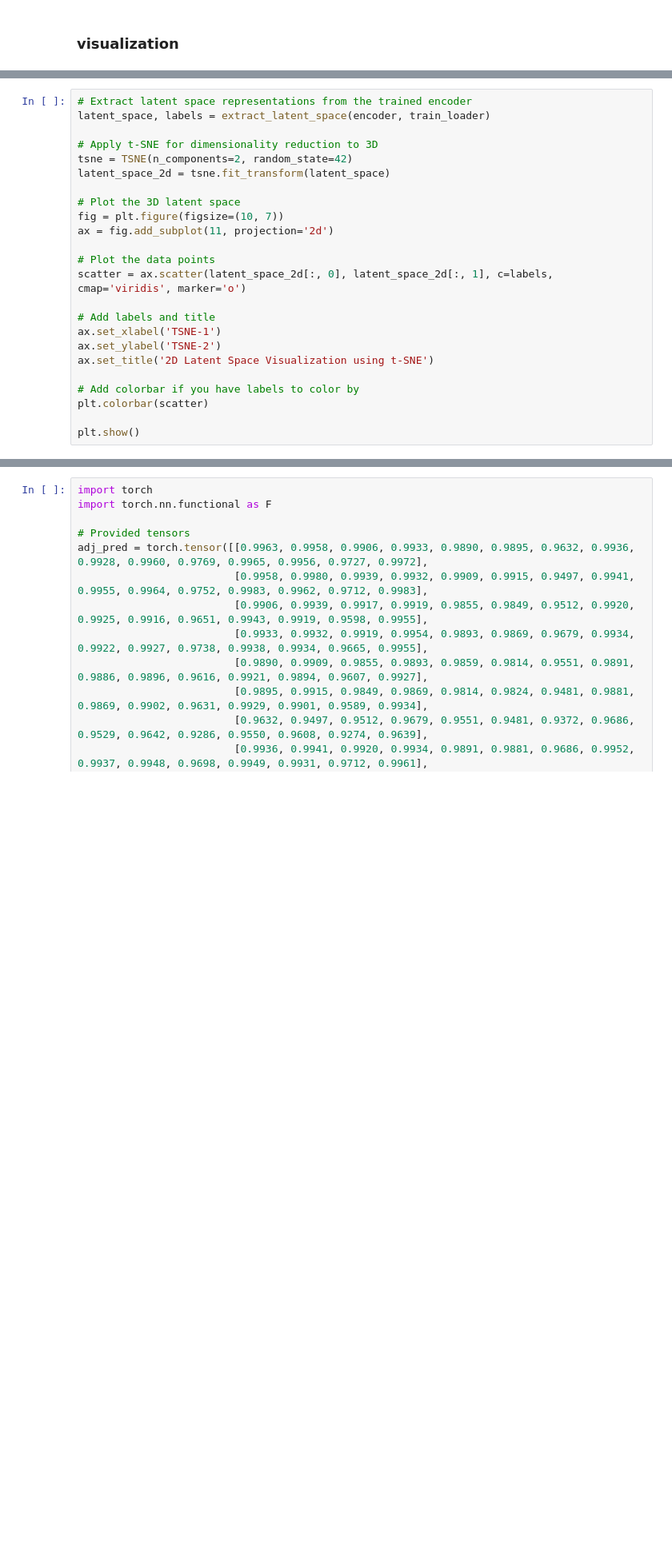
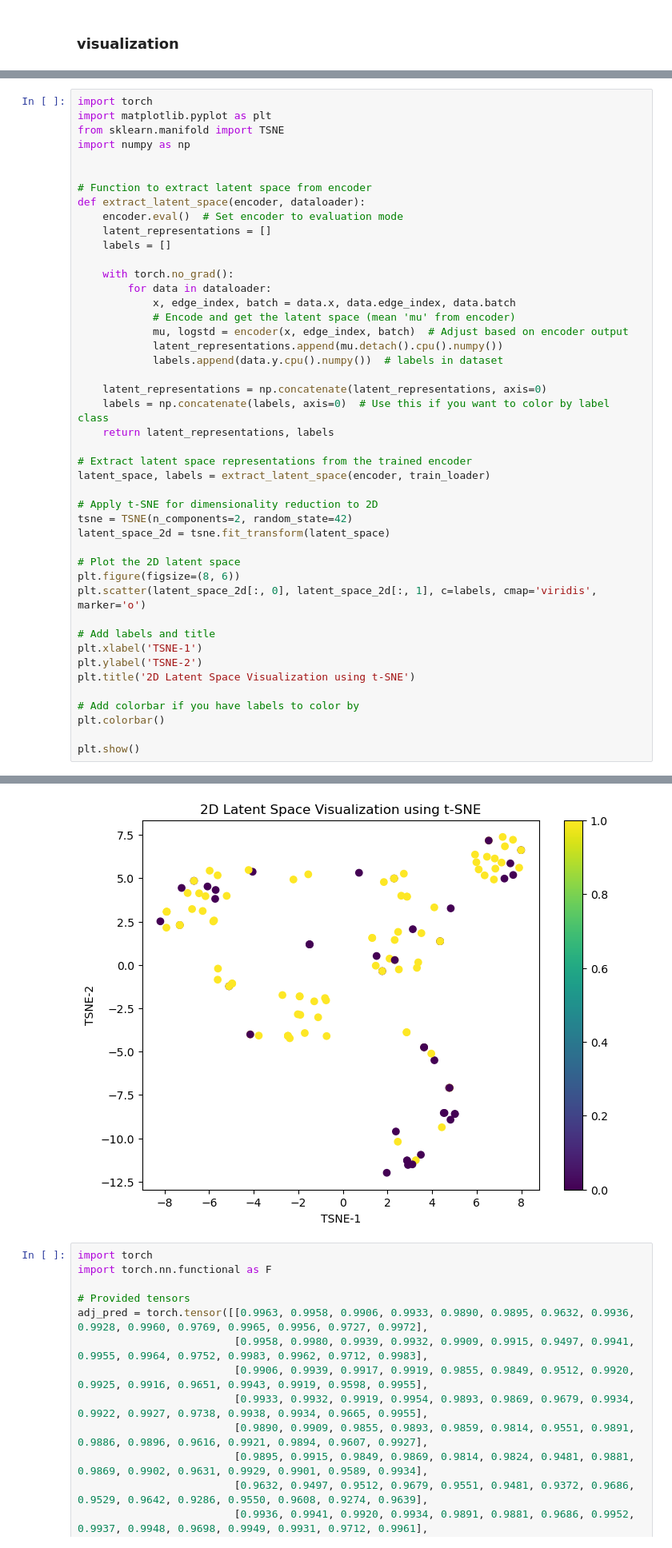
Before and after one commit to kina19131/VGAE_GEN, a Jupyter notebook: MUTAG_GVAE.ipynb, the cells around one changed output, grey strips where cells are left out. Shown: that part at 80% size. Saved outputs shown, nothing was run; the diff lists cells and outputs as text; blank space fills up the shorter version.

```diff
--- a/MUTAG_GVAE.ipynb
+++ b/MUTAG_GVAE.ipynb
@@ -493,25 +649,46 @@ plt.show()
 # %%
+import torch
+import matplotlib.pyplot as plt
+from sklearn.manifold import TSNE
+import numpy as np
+
+
+# Function to extract latent space from encoder
+def extract_latent_space(encoder, dataloader):
+    encoder.eval()  # Set encoder to evaluation mode
+    latent_representations = []
+    labels = []
+
+    with torch.no_grad():
+        for data in dataloader:
+            x, edge_index, batch = data.x, data.edge_index, data.batch
+            # Encode and get the latent space (mean 'mu' from encoder)
+            mu, logstd = encoder(x, edge_index, batch)  # Adjust based on encoder output
+            latent_representations.append(mu.detach().cpu().numpy())
+            labels.append(data.y.cpu().numpy())  # labels in dataset
+
+    latent_representations = np.concatenate(latent_representations, axis=0)
+    labels = np.concatenate(labels, axis=0)  # Use this if you want to color by label class
+    return latent_representations, labels
+
 # Extract latent space representations from the trained encoder
 latent_space, labels = extract_latent_space(encoder, train_loader)
 
-# Apply t-SNE for dimensionality reduction to 3D
+# Apply t-SNE for dimensionality reduction to 2D
 tsne = TSNE(n_components=2, random_state=42)
 latent_space_2d = tsne.fit_transform(latent_space)
 
-# Plot the 3D latent space
-fig = plt.figure(figsize=(10, 7))
-ax = fig.add_subplot(11, projection='2d')
-
-# Plot the data points
-scatter = ax.scatter(latent_space_2d[:, 0], latent_space_2d[:, 1], c=labels, cmap='viridis', marker='o')
+# Plot the 2D latent space
+plt.figure(figsize=(8, 6))
+plt.scatter(latent_space_2d[:, 0], latent_space_2d[:, 1], c=labels, cmap='viridis', marker='o')
 
 # Add labels and title
-ax.set_xlabel('TSNE-1')
-ax.set_ylabel('TSNE-2')
-ax.set_title('2D Latent Space Visualization using t-SNE')
+plt.xlabel('TSNE-1')
+plt.ylabel('TSNE-2')
+plt.title('2D Latent Space Visualization using t-SNE')
 
 # Add colorbar if you have labels to color by
-plt.colorbar(scatter)
+plt.colorbar()
 
 plt.show()
 # %% [output]
@@ -520,3 +695,4 @@ ValueError: Unknown projection '2d'
+[figure, added]
 # %%
 import torch
 import torch.nn.functional as F
```
Also changed, not shown: parts of 10 cells of this notebook.
